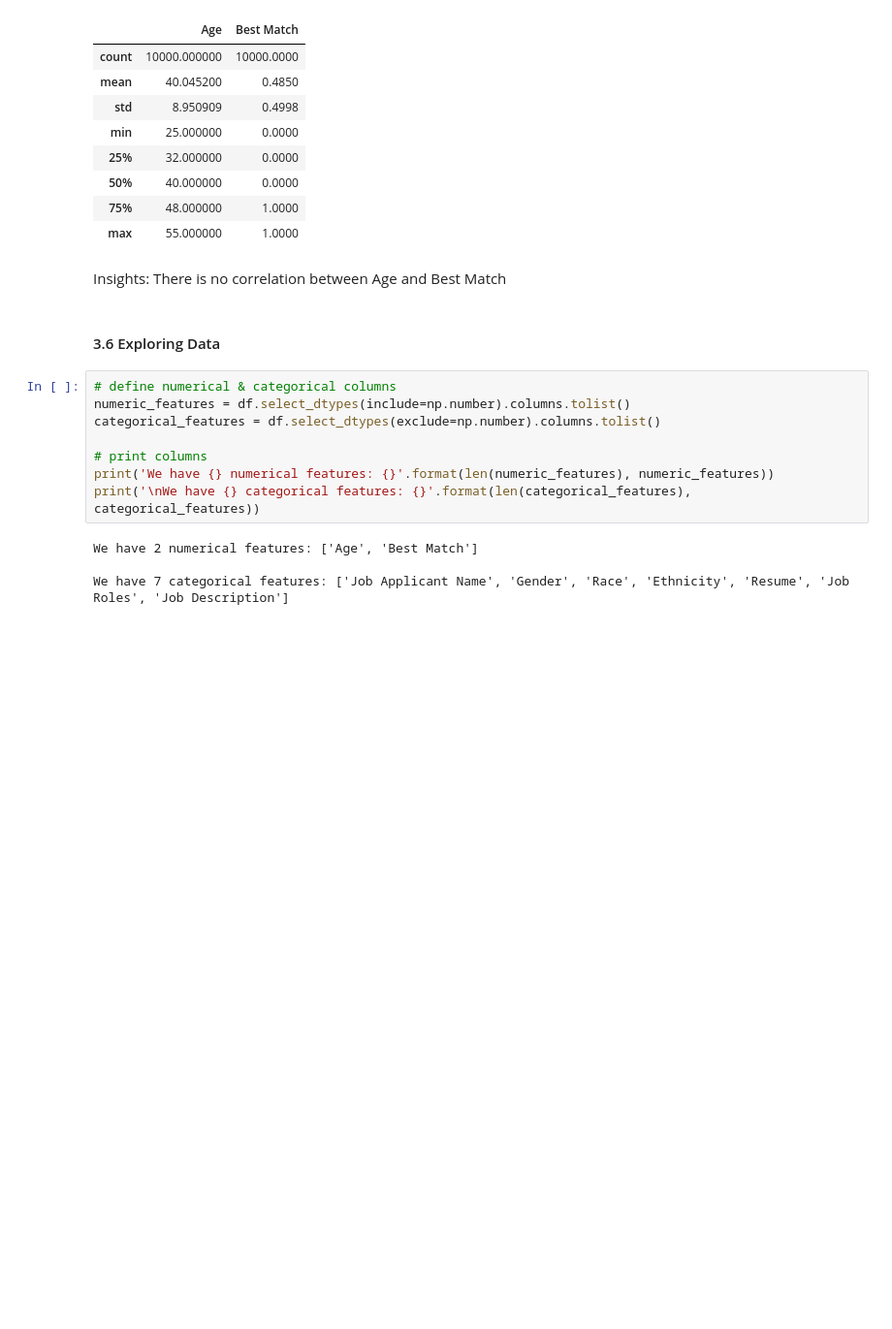
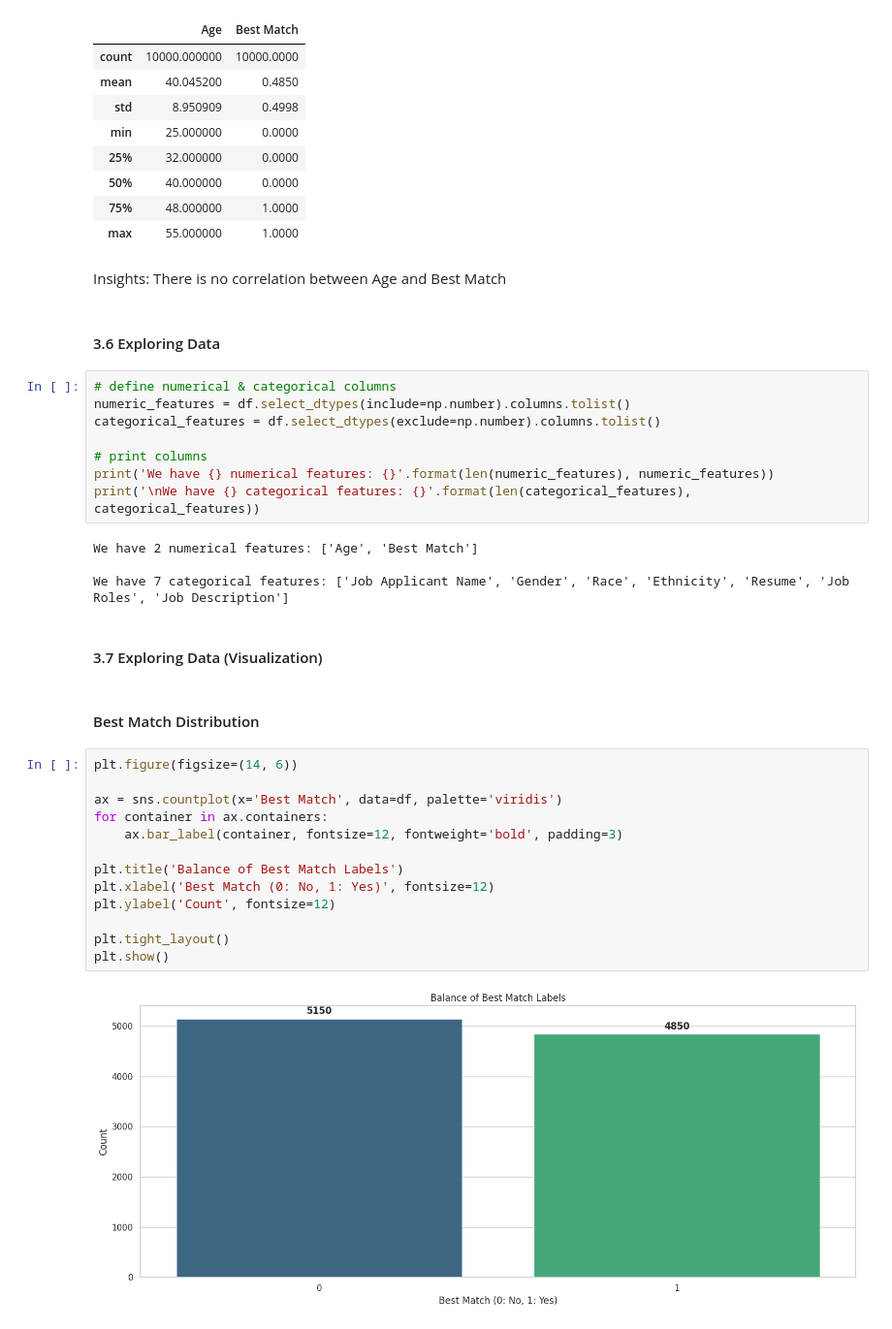
Before and after one commit to Wonderboi693/Resume-screening_Model, a Jupyter notebook: backend/notebooks/EDA_Resume-screening_Model.ipynb, the cells around one changed output. Shown at 97% size. Drawn from its saved outputs; the diff is of its cells as text; blank space fills up the shorter version.

```diff
--- a/backend/notebooks/EDA_Resume-screening_Model.ipynb
+++ b/backend/notebooks/EDA_Resume-screening_Model.ipynb
@@ -154,3 +153,22 @@ print('\nWe have {} categorical features: {}'.format(len(categorical_features),
 We have 2 numerical features: ['Age', 'Best Match']
 
 We have 7 categorical features: ['Job Applicant Name', 'Gender', 'Race', 'Ethnicity', 'Resume', 'Job Roles', 'Job Description']
+# %% [markdown]
+#### 3.7 Exploring Data (Visualization)
+# %% [markdown]
+#### Best Match Distribution
+# %%
+plt.figure(figsize=(14, 6))
+
+ax = sns.countplot(x='Best Match', data=df, palette='viridis')
+for container in ax.containers:
+    ax.bar_label(container, fontsize=12, fontweight='bold', padding=3)
+
+plt.title('Balance of Best Match Labels')
+plt.xlabel('Best Match (0: No, 1: Yes)', fontsize=12)
+plt.ylabel('Count', fontsize=12)
+
+plt.tight_layout()
+plt.show()
+# %% [output]
+[figure, added]
```
Also changed, not shown: parts of 26 cells of this notebook.
